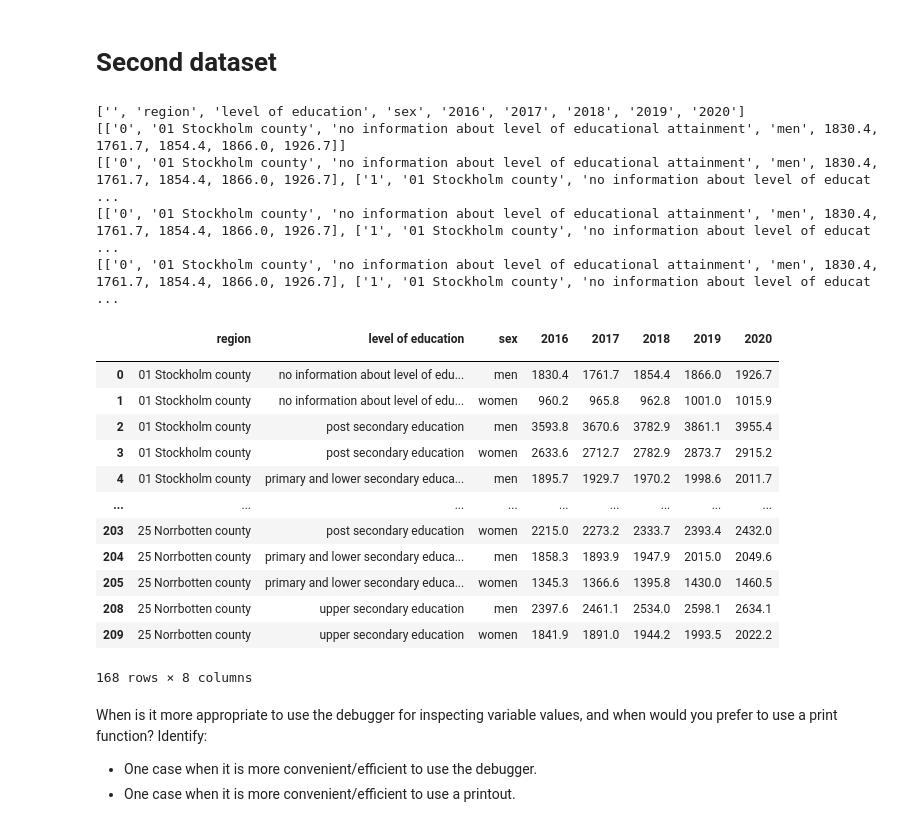
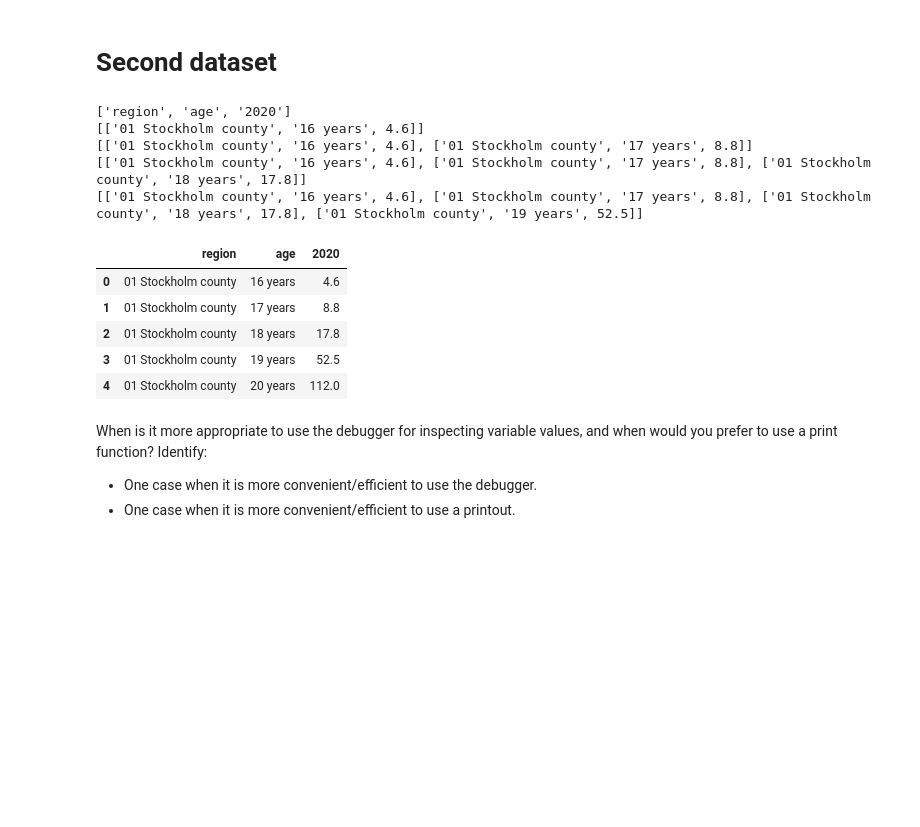
Before and after one commit to viktorparipas92/D0036E-labgroup-14, a Jupyter notebook: lab2_KÅ/lab2.ipynb, the cells around one changed output. Saved outputs shown, nothing was run; the diff lists cells and outputs as text; code cells hidden in the pictures; blank space fills up the shorter version.

```diff
--- a/lab2_KÅ/lab2.ipynb
+++ b/lab2_KÅ/lab2.ipynb
@@ -3,26 +6,35 @@
 # %%
-def my_csv_loader(filename, typemap = {}, debug = False):
+import re
+
+def my_csv_loader(filename, typemap = {}, debug = False, encoding = None):
 
     column_names = []
     column_names_to_index = {}
     rows = []
 
-    with open(filename) as f:
+    # Split a comma separated line observing quotation
+    def split_line(line):
+        line = line.rstrip("\n")
+        line_split = re.split(r",(?=(?:[^\"']*[\"'][^\"']*[\"'])*[^\"']*$)", line)
+        return [l.strip('"').strip("'") for l in line_split]
+
+    with open(filename, encoding = encoding) as f:
 
         # First line contains column names
-        column_names.extend(next(f).rstrip("\n").split(","))
+        column_names.extend(split_line(next(f)))
+
+        if debug:
+            print(column_names)
 
         # Map column name to zero based column index
         for i, c in enumerate(column_names):
             column_names_to_index[c] = i
 
-        if debug:
-            print(column_names)
 
         # Now load all the rows
         for line in f:
 
-            vals = line.rstrip("\n").split(",")
+            vals = split_line(line)
 
             # All the values are now in string, perform type mapping (if any)
             for f,t in typemap.items():
@@ -147,35 +194,25 @@ df_sum_by_region[["region", "mean_population"]].set_index("region").plot.bar()
 # %% [markdown]
 # Second dataset
 # %%
-column_names, rows = my_csv_loader("avg_inc_2.csv", {"2016" : float, "2017" : float, "2018" : float, "2019" : float, "2020" : float}, debug = True)
+column_names, rows = my_csv_loader("income_data.csv", debug = True, encoding="latin-1", typemap = {"2020" : float})
 
-df_second = pd.DataFrame()
+df_income = pd.DataFrame()
 
 # Load the data into a pandas DataFrame
-df_second = pd.DataFrame(rows, columns=column_names)
-# Use the first unnamed column as the index of the DF
-df_second = df_second.set_index("")
-df_second
+df_income = pd.DataFrame(rows, columns=column_names)
+df_income.head()
 # %% [output]
-['', 'region', 'level of education', 'sex', '2016', '2017', '2018', '2019', '2020']
-[['0', '01 Stockholm county', 'no information about level of educational attainment', 'men', 1830.4, 1761.7, 1854.4, 1866.0, 1926.7]]
-[['0', '01 Stockholm county', 'no information about level of educational attainment', 'men', 1830.4, 1761.7, 1854.4, 1866.0, 1926.7], ['1', '01 Stockholm county', 'no information about level of educat ...
-[['0', '01 Stockholm county', 'no information about level of educational attainment', 'men', 1830.4, 1761.7, 1854.4, 1866.0, 1926.7], ['1', '01 Stockholm county', 'no information about level of educat ...
-[['0', '01 Stockholm county', 'no information about level of educational attainment', 'men', 1830.4, 1761.7, 1854.4, 1866.0, 1926.7], ['1', '01 Stockholm county', 'no information about level of educat ...
+['region', 'age', '2020']
+[['01 Stockholm county', '16 years', 4.6]]
+[['01 Stockholm county', '16 years', 4.6], ['01 Stockholm county', '17 years', 8.8]]
+[['01 Stockholm county', '16 years', 4.6], ['01 Stockholm county', '17 years', 8.8], ['01 Stockholm county', '18 years', 17.8]]
+[['01 Stockholm county', '16 years', 4.6], ['01 Stockholm county', '17 years', 8.8], ['01 Stockholm county', '18 years', 17.8], ['01 Stockholm county', '19 years', 52.5]]
-|  | region | level of education | sex | 2016 | 2017 | 2018 | 2019 | 2020 |
-|  |  |  |  |  |  |  |  |  |
-| 0 | 01 Stockholm county | no information about level of edu... | men | 1830.4 | 1761.7 | 1854.4 | 1866.0 | 1926.7 |
-| 1 | 01 Stockholm county | no information about level of edu... | women | 960.2 | 965.8 | 962.8 | 1001.0 | 1015.9 |
-| 2 | 01 Stockholm county | post secondary education | men | 3593.8 | 3670.6 | 3782.9 | 3861.1 | 3955.4 |
-| 3 | 01 Stockholm county | post secondary education | women | 2633.6 | 2712.7 | 2782.9 | 2873.7 | 2915.2 |
-| 4 | 01 Stockholm county | primary and lower secondary educa... | men | 1895.7 | 1929.7 | 1970.2 | 1998.6 | 2011.7 |
-| ... | ... | ... | ... | ... | ... | ... | ... | ... |
-| 203 | 25 Norrbotten county | post secondary education | women | 2215.0 | 2273.2 | 2333.7 | 2393.4 | 2432.0 |
-| 204 | 25 Norrbotten county | primary and lower secondary educa... | men | 1858.3 | 1893.9 | 1947.9 | 2015.0 | 2049.6 |
-| 205 | 25 Norrbotten county | primary and lower secondary educa... | women | 1345.3 | 1366.6 | 1395.8 | 1430.0 | 1460.5 |
-| 208 | 25 Norrbotten county | upper secondary education | men | 2397.6 | 2461.1 | 2534.0 | 2598.1 | 2634.1 |
-| 209 | 25 Norrbotten county | upper secondary education | women | 1841.9 | 1891.0 | 1944.2 | 1993.5 | 2022.2 |
+|  | region | age | 2020 |
+| 0 | 01 Stockholm county | 16 years | 4.6 |
+| 1 | 01 Stockholm county | 17 years | 8.8 |
+| 2 | 01 Stockholm county | 18 years | 17.8 |
+| 3 | 01 Stockholm county | 19 years | 52.5 |
+| 4 | 01 Stockholm county | 20 years | 112.0 |
-168 rows × 8 columns
 # %% [markdown]
 When is it more appropriate to use the debugger for inspecting variable values, and when would you prefer to use a print function? Identify:
 - One case when it is more convenient/efficient to use the debugger.
```
Also changed, not shown: parts of 25 cells of this notebook, 4 other files.
